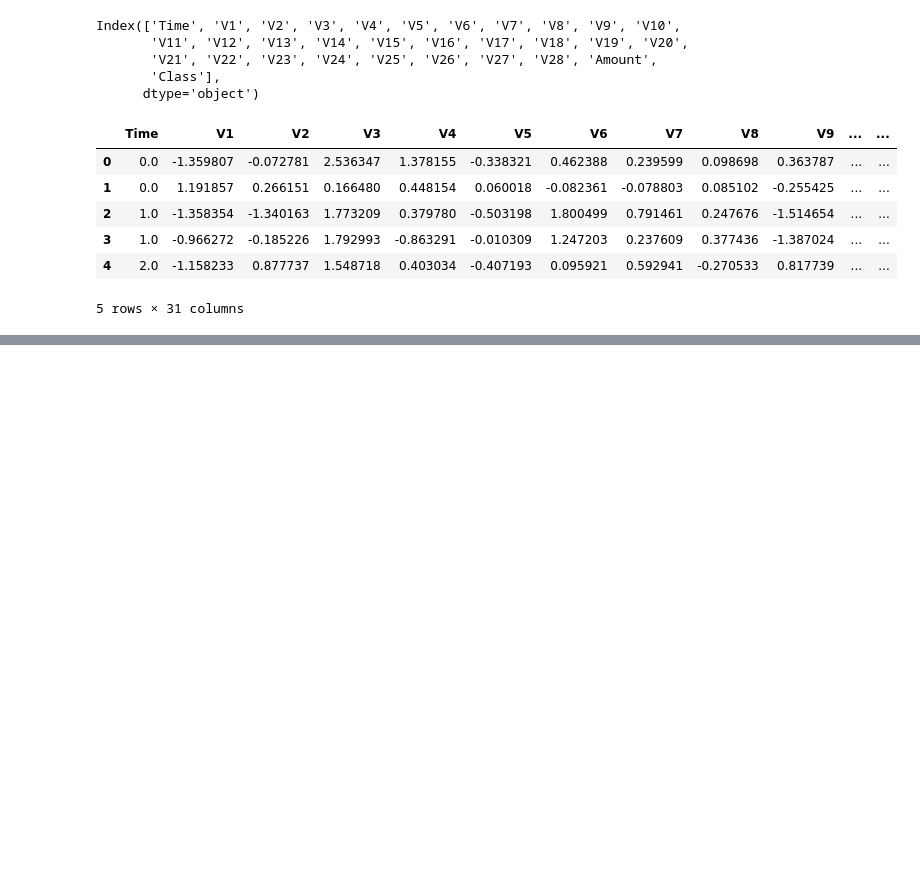
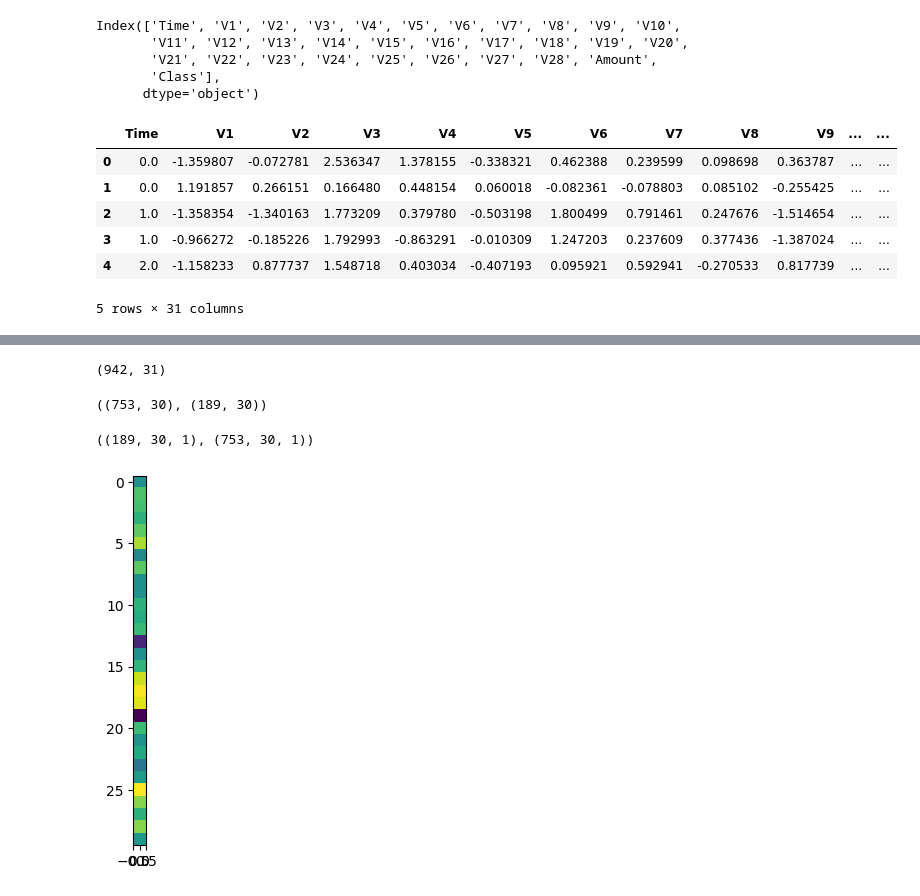
Before and after one commit to marcos-guilherme/Credit-Card-Fraud-Detection-PAD-, a Jupyter notebook: load_data.ipynb, the cells around one changed output, grey strips where cells are left out. Saved outputs shown, nothing was run; the diff lists cells and outputs as text; code cells hidden in the pictures; blank space fills up the shorter version.

```diff
--- a/load_data.ipynb
+++ b/load_data.ipynb
@@ -44,0 +81,35 @@ dados.head()
+# %%
+nf = nf.sample(450)
+data = pd.concat([f, nf], ignore_index=True)
+data.shape
+# %% [output]
+(942, 31)
+# %%
+X = data.drop('Class', axis=1)
+y = data.Class
+# %%
+X_treino, X_teste, y_treino, y_teste = train_test_split(X, y, test_size=0.2, random_state=42, stratify=y)
+X_treino.shape, X_teste.shape
+# %% [output]
+((753, 30), (189, 30))
+# %%
+scaler = StandardScaler()
+X_treino = scaler.fit_transform(X_treino)
+X_teste = scaler.transform(X_teste)
+
+y_treino = y_treino.to_numpy()
+y_teste = y_teste.to_numpy()
+# %%
+X_treino = X_treino.reshape(X_treino.shape[0], X_treino.shape[1], 1)
+X_teste = X_teste.reshape(X_teste.shape[0], X_teste.shape[1], 1)
+# %%
+X_teste.shape, X_treino.shape
+# %% [output]
+((189, 30, 1), (753, 30, 1))
+# %%
+#Visualisando o um dado do conjunto de treino como uma imgagem
+import matplotlib.pyplot as plt
+plt.imshow(X_treino[5])
+plt.show()
+# %% [output]
+[figure, added]
```
Also changed, not shown: parts of 8 cells of this notebook.
